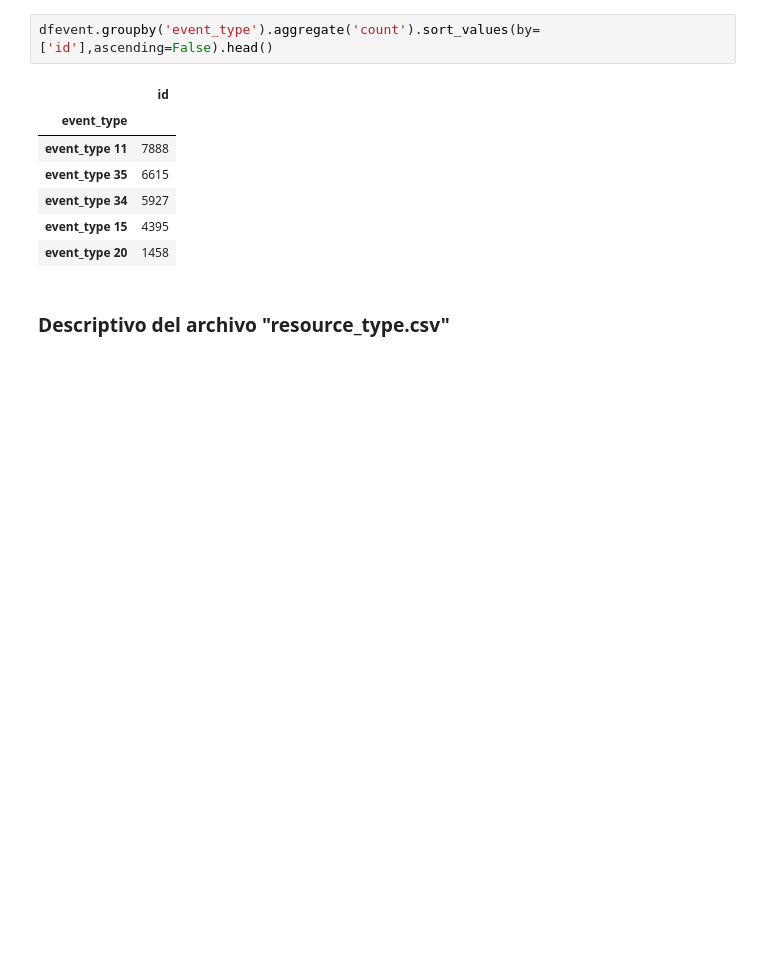
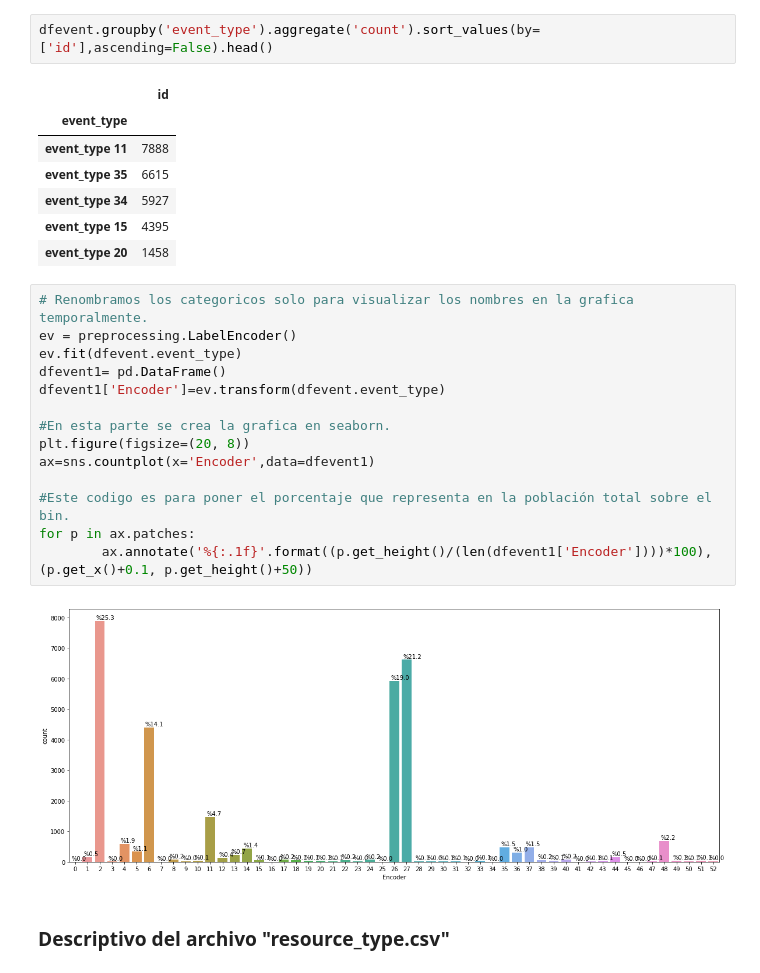
Before and after one commit to Zurishadday/pr_kaggle, a Jupyter notebook: Proyecto.ipynb, the cells around one changed output. Saved outputs shown, nothing was run; the diff lists cells and outputs as text; blank space fills up the shorter version.

```diff
--- a/Proyecto.ipynb
+++ b/Proyecto.ipynb
@@ -75,6 +67,22 @@ dfevent.groupby('event_type').aggregate('count').sort_values(by=['id'],ascending
 | event_type 34 | 5927 |
 | event_type 15 | 4395 |
 | event_type 20 | 1458 |
+# %%
+# Renombramos los categoricos solo para visualizar los nombres en la grafica temporalmente.
+ev = preprocessing.LabelEncoder()
+ev.fit(dfevent.event_type)
+dfevent1= pd.DataFrame()
+dfevent1['Encoder']=ev.transform(dfevent.event_type)
+
+#En esta parte se crea la grafica en seaborn.
+plt.figure(figsize=(20, 8))
+ax=sns.countplot(x='Encoder',data=dfevent1)
+
+#Este codigo es para poner el porcentaje que representa en la población total sobre el bin.
+for p in ax.patches:
+        ax.annotate('%{:.1f}'.format((p.get_height()/(len(dfevent1['Encoder'])))*100), (p.get_x()+0.1, p.get_height()+50))
+# %% [output]
+[figure, added]
 # %% [markdown]
 ### Descriptivo del archivo "resource_type.csv"
 # %% [markdown]
```
Also changed, not shown: parts of 31 cells of this notebook.
